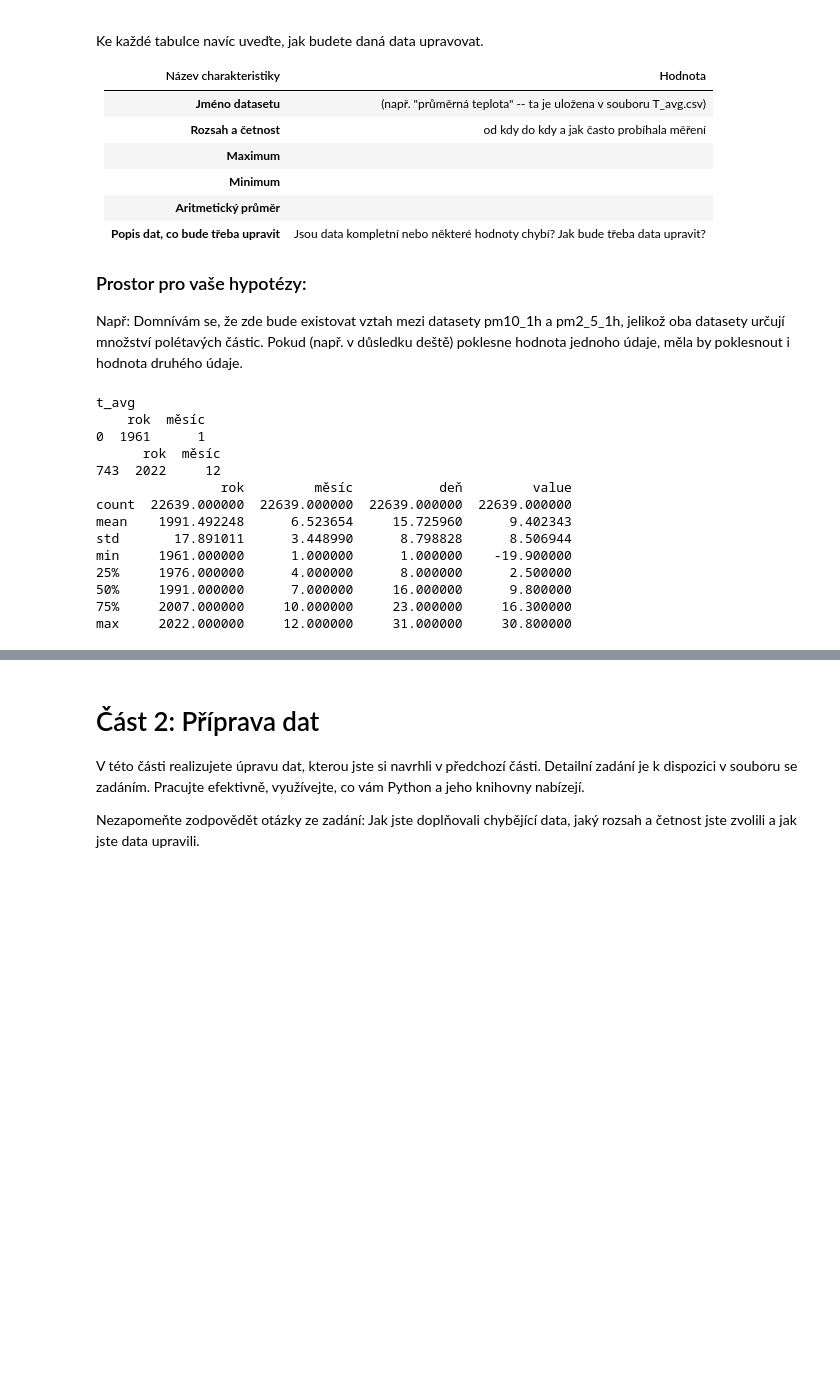
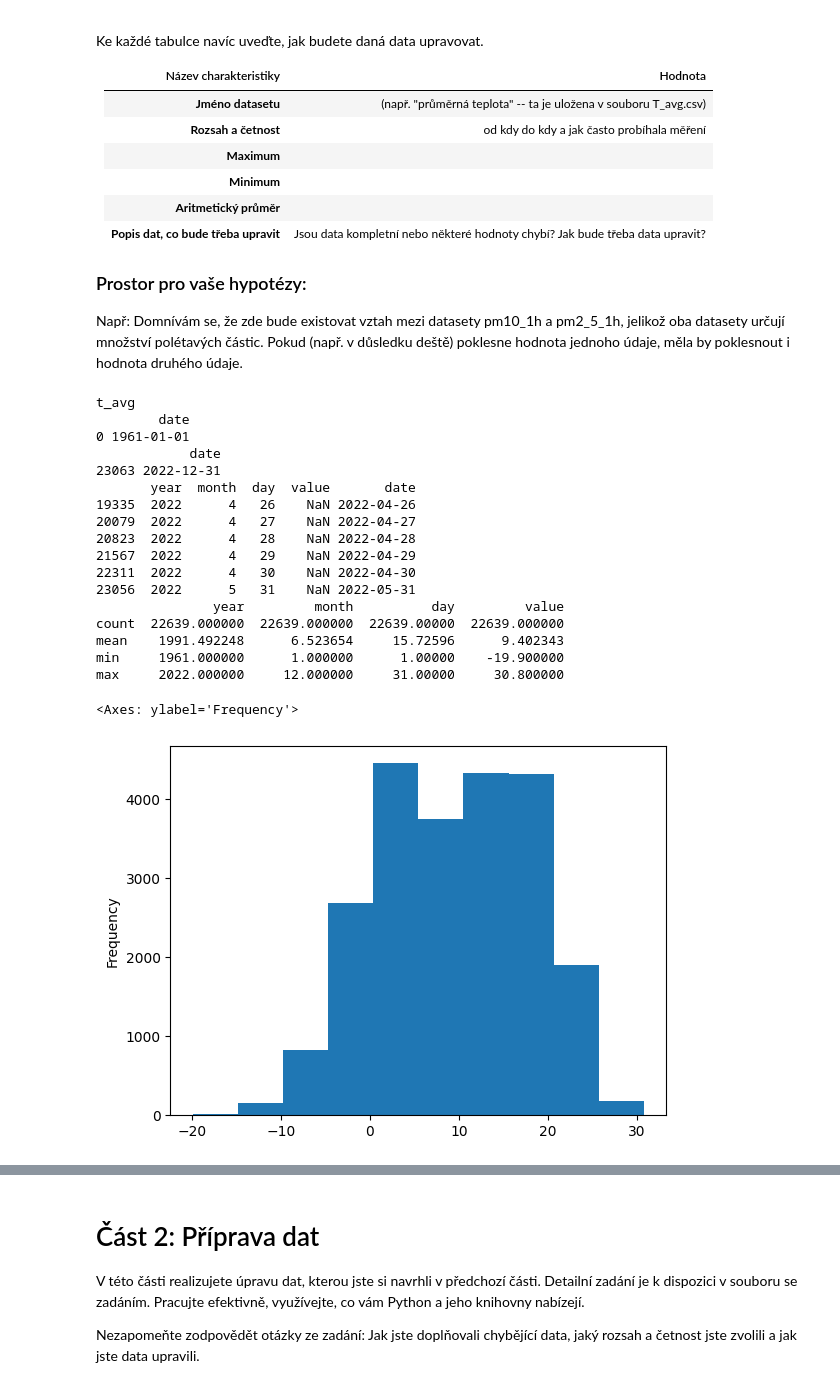
Before and after one commit to Matiak/TOI, a Jupyter notebook: TOI2023.ipynb, the cells around one changed output, grey strips where cells are left out. Cells and saved outputs as stored; diff of their text form; code cells hidden in the pictures; blank space fills up the shorter version.

```diff
--- a/TOI2023.ipynb
+++ b/TOI2023.ipynb
@@ -61,27 +61,35 @@ Ke každé tabulce navíc uveďte, jak budete daná data upravovat.
 
 ### Prostor pro vaše hypotézy:
 Např: Domnívám se, že zde bude existovat vztah mezi datasety pm10_1h a pm2_5_1h, jelikož oba datasety určují množství polétavých částic. Pokud (např. v důsledku deště) poklesne hodnota jednoho údaje, měla by poklesnout i hodnota druhého údaje.
-# %%
-print("t_avg")
-print(t_avg[['rok','měsíc']].sort_values(['rok','měsíc'], ascending = [True,True]).head(1))
-print(t_avg[['rok','měsíc']].sort_values(['rok','měsíc'], ascending = [False,False]).head(1))
-t_avg_GF = pd.melt(t_avg,id_vars=['rok','měsíc'], var_name='deň',value_name='value').dropna()
-t_avg_GF
-t_avg_GF['deň'] = t_avg_GF['deň'].astype(int)
-t_avg_GF = t_avg_GF.sort_values(['rok','měsíc','deň'])
-print(t_avg_GF.describe())
-# %% [output]
-t_avg
-    rok  měsíc
-0  1961      1
-      rok  měsíc
-743  2022     12
-                rok         měsíc           deň         value
-count  22639.000000  22639.000000  22639.000000  22639.000000
-mean    1991.492248      6.523654     15.725960      9.402343
-std       17.891011      3.448990      8.798828      8.506944
-min     1961.000000      1.000000      1.000000    -19.900000
-25%     1976.000000      4.000000      8.000000      2.500000
-50%     1991.000000      7.000000     16.000000      9.800000
-75%     2007.000000     10.000000     23.000000     16.300000
-max     2022.000000     12.000000     31.000000     30.800000
+# %%
+print("t_avg")
+t_avg_GF = pd.melt(t_avg,id_vars=['rok','měsíc'], var_name='deň',value_name='value')
+t_avg_GF = t_avg_GF.rename(columns={"rok": "year", "měsíc": "month","deň":"day"})
+t_avg_GF['day'] = t_avg_GF['day'].astype(int)
+t_avg_GF['date'] = pd.to_datetime(t_avg_GF[['year','month','day']], errors='coerce')
+t_avg_GF = t_avg_GF[pd.notnull(t_avg_GF['date'])]
+print(t_avg_GF[['date']].sort_values('date', ascending = True).head(1))
+print(t_avg_GF[['date']].sort_values(['date'], ascending = [False]).head(1))
+print(t_avg_GF.loc[t_avg_GF.isna().any(axis=1)])
+print(t_avg_GF.dropna().describe().loc[['count','mean','min','max']])
+t_avg_GF['value'].plot.hist()
+# %% [output]
+t_avg
+        date
+0 1961-01-01
+            date
+23063 2022-12-31
+       year  month  day  value       date
+19335  2022      4   26    NaN 2022-04-26
+20079  2022      4   27    NaN 2022-04-27
+20823  2022      4   28    NaN 2022-04-28
+21567  2022      4   29    NaN 2022-04-29
+22311  2022      4   30    NaN 2022-04-30
+23056  2022      5   31    NaN 2022-05-31
+               year         month          day         value
+count  22639.000000  22639.000000  22639.00000  22639.000000
+mean    1991.492248      6.523654     15.72596      9.402343
+min     1961.000000      1.000000      1.00000    -19.900000
+max     2022.000000     12.000000     31.00000     30.800000
+<Axes: ylabel='Frequency'>
+[figure, added]
```
Also changed, not shown: parts of 11 cells of this notebook.
